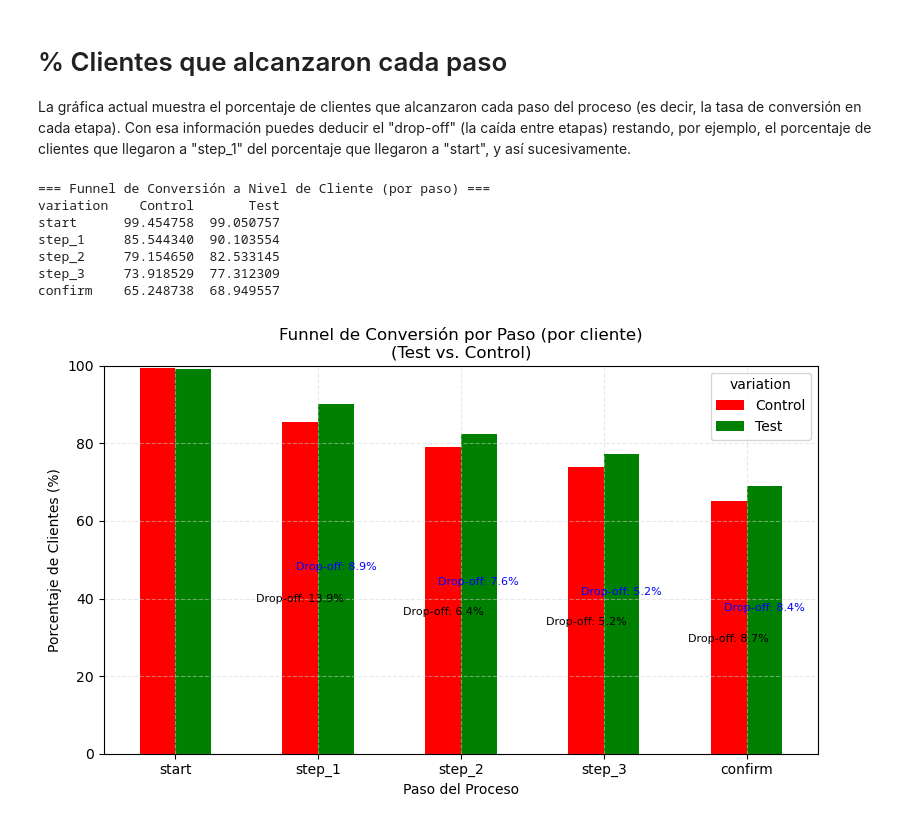
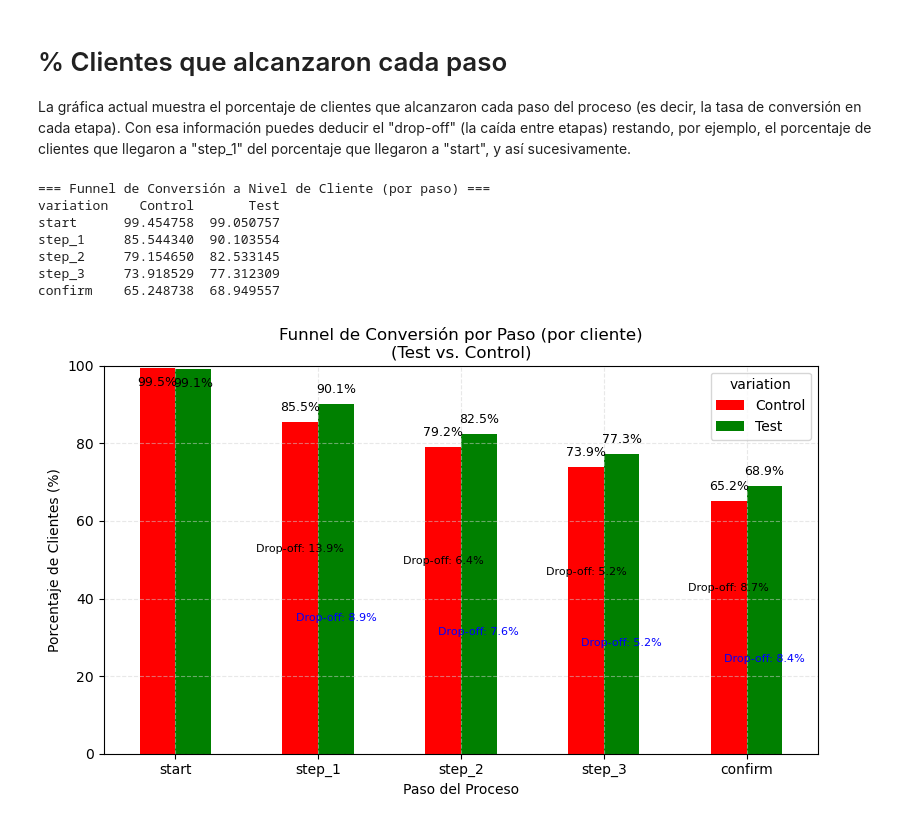
Before and after one commit to jesuserro/eda-testing-vanguard, a Jupyter notebook: src/kpi/1_3_CR_drop-off.ipynb, the cells around one changed output. Saved outputs shown, nothing was run; the diff lists cells and outputs as text; code cells hidden in the pictures.

```diff
--- a/src/kpi/1_3_CR_drop-off.ipynb
+++ b/src/kpi/1_3_CR_drop-off.ipynb
@@ -28,20 +28,16 @@ for (variation, client_id), group in df.groupby(["variation", "client_id"]):
 df_clients = pd.DataFrame(client_records)
 
 # --------------------------------------------------
-# PASO 3: Calcular la tasa de conversión (Completion Rate) por paso
+# PASO 3: Calcular la tasa de conversión (CR) por paso (en %)
 # --------------------------------------------------
 funnel_data = {}
 for step in steps:
     col = step + "_reached"
-    # Agrupar por variation y calcular la media (proporción de clientes que alcanzaron el paso)
     prop = df_clients.groupby("variation")[col].mean() * 100  # porcentaje
     funnel_data[step] = prop
 
 funnel_df = pd.DataFrame(funnel_data).T
-# Reordenar filas según el orden definido en 'steps'
 funnel_df = funnel_df.reindex(steps)
-
-# Seleccionar solo las columnas "Control" y "Test"
 funnel_df = funnel_df[["Control", "Test"]]
 
 print("=== Funnel de Conversión a Nivel de Cliente (por paso) ===")
@@ -50,14 +46,12 @@ print(funnel_df)
 # --------------------------------------------------
 # PASO 4: Calcular el drop-off entre pasos
 # --------------------------------------------------
-# El drop-off se define como la diferencia (en %) entre el paso anterior y el actual para cada grupo.
-drop_off_df = funnel_df.shift(1) - funnel_df  # Diferencia con la fila anterior
+drop_off_df = funnel_df.shift(1) - funnel_df  # diferencia con el paso anterior
 
 # --------------------------------------------------
-# PASO 5: Graficar el funnel de conversión y anotar el drop-off
+# PASO 5: Graficar el funnel de conversión y anotar conversion y drop-off
 # --------------------------------------------------
 color_map = {"Control": "red", "Test": "green"}
-# Usaremos estos colores para las barras y asignaremos colores distintos para las anotaciones de drop-off:
 annot_color = {"Control": "black", "Test": "blue"}
 
 fig, ax = plt.subplots(figsize=(8, 5))
@@ -66,40 +60,55 @@ funnel_df.plot(kind="bar", ax=ax, color=[color_map.get(col, "gray") for col in f
 ax.set_title("Funnel de Conversión por Paso (por cliente)\n(Test vs. Control)")
 ax.set_xlabel("Paso del Proceso")
 ax.set_ylabel("Porcentaje de Clientes (%)")
 ax.set_ylim(0, 100)
 ax.grid(True, which="major", axis="both", color="lightgray", linestyle="--", alpha=0.5)
 
 # --------------------------------------------------
-# PASO 6: Anotar los valores de drop-off en cada barra
+# PASO 6: Anotar el % de conversión sobre cada barra (conversion rate)
 # --------------------------------------------------
-# Para cada grupo (cada container) y para cada paso (excepto el primero),
-# colocamos la etiqueta de drop-off con un offset vertical distinto según el grupo.
-offsets = {"Test": 3, "Control": -3}  # offset en puntos porcentuales
+for rect in ax.patches:
+    height = rect.get_height()
+    if not np.isnan(height):
+        x = rect.get_x() + rect.get_width() / 2
+        # Si la barra está muy alta (por ejemplo, >=95%), ubicamos la etiqueta dentro de la barra
+        if height >= 95:
+            y = rect.get_y() + height - 2  # dentro de la barra
+            label_color = "black"
+            va_setting = "top"
+        else:
+            y = rect.get_y() + height + 2  # por encima de la barra
+            label_color = "black"
+            va_setting = "bottom"
+        ax.annotate(f"{height:.1f}%", (x, y), ha="center", va=va_setting, fontsize=9, color=label_color)
+
+# --------------------------------------------------
+# PASO 7: Anotar los valores de drop-off en cada barra
+# --------------------------------------------------
+# Usaremos un offset vertical distinto para cada grupo para evitar solapamientos.
+offsets = {"Test": -10, "Control": 10}  # Ajusta estos valores según convenga
 for container, variation in zip(ax.containers, funnel_df.columns):
     for i, rect in enumerate(container):
-        # Saltar la primera barra ya que no hay drop-off para el primer paso
         if i == 0:
-            continue
+            continue  # No hay drop-off para el primer paso
         drop_value = drop_off_df.loc[funnel_df.index[i], variation]
         if pd.notna(drop_value) and drop_value > 0:
-            # Calcular la posición de la barra
+            # Colocar la etiqueta en el centro vertical de la barra con offset
             x = rect.get_x() + rect.get_width() / 2
-            # Colocar la etiqueta en el centro vertical de la barra + offset (para separar las dos anotaciones)
             y = rect.get_y() + rect.get_height() / 2 + offsets.get(variation, 0)
             ax.annotate(f"Drop-off: {drop_value:.1f}%",
                         (x, y),
                         ha="center", va="center", fontsize=8, color=annot_color.get(variation, "blue"))
 
 plt.xticks(rotation=0)
 plt.tight_layout()
-plt.savefig("../../img/cr_drop-off_funnel.png")
+plt.savefig("../../img/cr_drop-off_funnel.png", dpi=300, bbox_inches='tight')
 plt.show()
 # %% [output]
 === Funnel de Conversión a Nivel de Cliente (por paso) ===
 variation    Control       Test
 start      99.454758  99.050757
 step_1     85.544340  90.103554
 step_2     79.154650  82.533145
 step_3     73.918529  77.312309
 confirm    65.248738  68.949557
-[figure, old version]
+[figure, new version]
```
Also changed, not shown: 1 other file.
